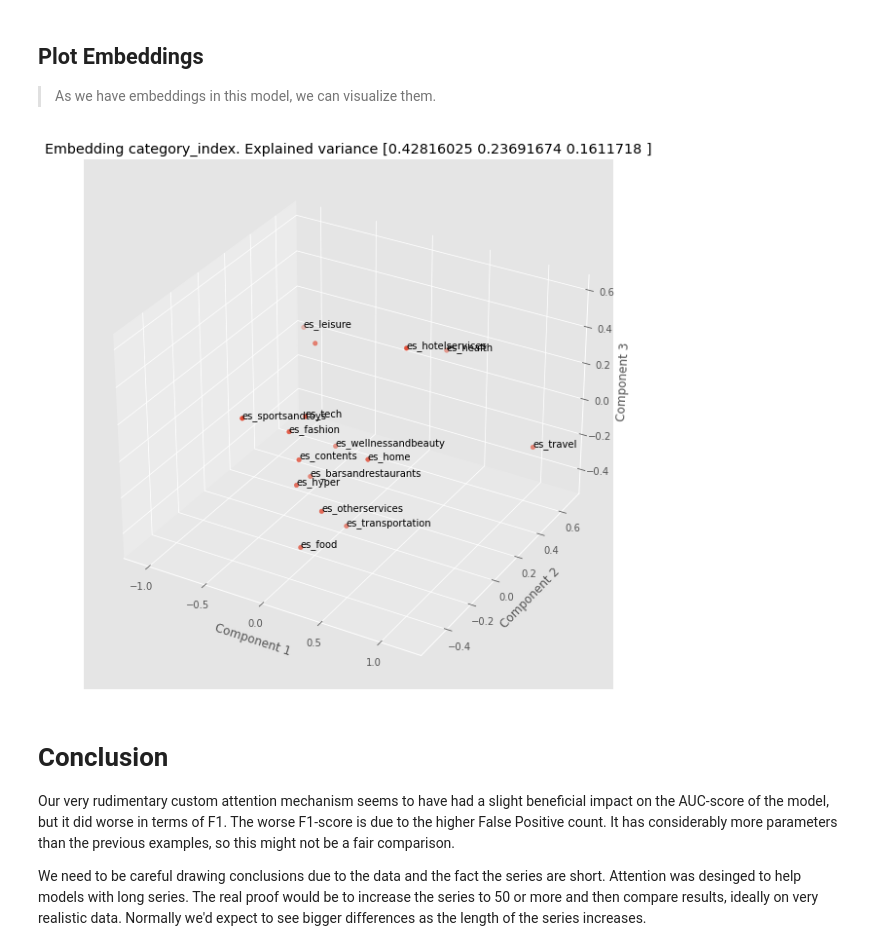
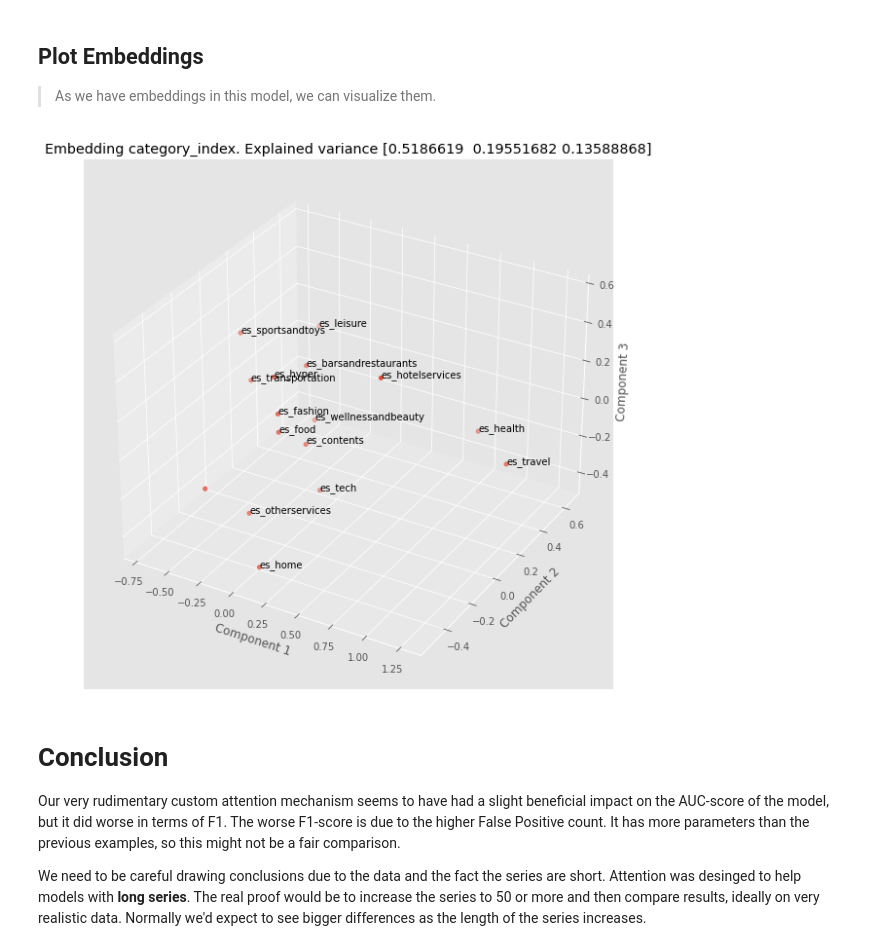
Before and after one commit to t0kk35/d373c7, a Jupyter notebook: notebooks/02_series/01_stacked/01_classifiers/05_Recurrent_w_Attention.ipynb, the cells around one changed output. Saved outputs shown, nothing was run; the diff lists cells and outputs as text; code cells hidden in the pictures.

Commit message:
[UPD] Change Classifiers to Generator Architecture

```diff
--- a/notebooks/02_series/01_stacked/01_classifiers/05_Recurrent_w_Attention.ipynb
+++ b/notebooks/02_series/01_stacked/01_classifiers/05_Recurrent_w_Attention.ipynb
@@ -142,19 +142,22 @@ trx_learn_features = ft.TensorDefinition(
         merchant_i,
         category_i,
         amount_scale,
-        date_time_delta,
-        fraud_label
+        date_time_delta
     ])
 
-multi_head_td = ft.TensorDefinitionMulti([cust_learn_features, trx_learn_features])
+label = ft.TensorDefinition('label', [fraud_label])
+
+model_features = ft.TensorDefinitionMulti([cust_learn_features, trx_learn_features, label])
 
 with en.EnginePandasNumpy(num_threads=8) as e:
     df = e.from_csv(base_features, file, inference=False)
     df = e.from_df(intermediate_features, df, inference=False)
     cust_df = e.from_df(cust_learn_features, df, inference=False)
     trx_df  = e.from_df(trx_learn_features, df, inference=False)
+    lb_df = e.from_df(label, df, inference=False)
     cust_list = e.to_numpy_list(cust_learn_features, cust_df)
     series_list = e.to_series_stacked(trx_df, trx_learn_features, key_field=customer, time_field=date_time, length=5)
+    lb_np = e.to_numpy_list(label, lb_df)
 
 print('Customer data Shapes')
 print(cust_list.shapes)
@@ -162,8 +165,11 @@ print(cust_list.dtype_names)
 print('Series Shapes')
 print(series_list.shapes)
 print(series_list.dtype_names)
+print('Label Shapes')
+print(lb_np.shapes)
+print(lb_np.dtype_names)
 
-data_list = en.NumpyList(cust_list.lists + series_list.lists)
+data_list = en.NumpyList(cust_list.lists + series_list.lists + lb_np.lists)
 print('Numpy Shapes')
 print(data_list.shapes)
 # %% [output]
@@ -239,21 +249,16 @@ device, cpu = pt.init_devices()
 # %%
 # Setup Pytorch Datasets for the training and validation
 batch_size = 128
-train_ds = pt.NumpyListDataSetMulti(multi_head_td, train_data)
-val_ds = pt.NumpyListDataSetMulti(multi_head_td, val_data)
-train_sampler = pt.ClassSamplerMulti(multi_head_td, train_data).over_sampler()
+train_ds = pt.NumpyListDataSetMulti(model_features, train_data)
+val_ds = pt.NumpyListDataSetMulti(model_features, val_data)
+train_sampler = pt.ClassSamplerMulti(model_features, train_data).over_sampler()
 
 # Wrap them in a Pytorch Dataloader
 train_dl = train_ds.data_loader(cpu, batch_size, num_workers=2, sampler=train_sampler)
 val_dl = val_ds.data_loader(cpu, batch_size, num_workers=2)
 
-# Set defaults.
-defaults = pm.RecurrentClassifierDefaults()
-defaults.set_attention_heads(1)
+# Create a Model
+m = pm.GeneratedClassifier(model_features, recurrent_features=16, attention_heads=1, linear_layers=[8])
 
-# Create a Model
-m = pm.RecurrentFraudClassifierMulti(
-    multi_head_td, 'LSTM', recurrent_features=16, recurrent_layers=1, linear_layers=[8], defaults=defaults
-)
 print(m)
 # %% [output]
@@ -333,12 +340,12 @@ ap score  : 0.9641
 ## Plot Embeddings
 > As we have embeddings in this model, we can visualize them.
 # %%
-w = m.embedding_weights(category_i, True)
+w = m.embedding_weight(category_i, True)
 pl.LayerPlot().plot_embedding(category_i, w, dims=3, fig_size=(10,10))
 # %% [output]
-[figure, old version]
+[figure, new version]
 # %% [markdown]
 # Conclusion
-Our very rudimentary custom attention mechanism seems to have had a slight beneficial impact on the AUC-score of the model, but it did worse in terms of F1. The worse F1-score is due to the higher False Positive count. It has considerably more parameters than the previous examples, so this might not be a fair comparison.
+Our very rudimentary custom attention mechanism seems to have had a slight beneficial impact on the AUC-score of the model, but it did worse in terms of F1. The worse F1-score is due to the higher False Positive count. It has  more parameters than the previous examples, so this might not be a fair comparison.
 
-We need to be careful drawing conclusions due to the data and the fact the series are short. Attention was desinged to help models with long series. The real proof would be to increase the series to 50 or more and then compare results, ideally on very realistic data. Normally we'd expect to see bigger differences as the length of the series increases.
+We need to be careful drawing conclusions due to the data and the fact the series are short. Attention was desinged to help models with __long series__. The real proof would be to increase the series to 50 or more and then compare results, ideally on very realistic data. Normally we'd expect to see bigger differences as the length of the series increases.
```
Also changed, not shown: parts of 9 cells of this notebook, 24 other files.
